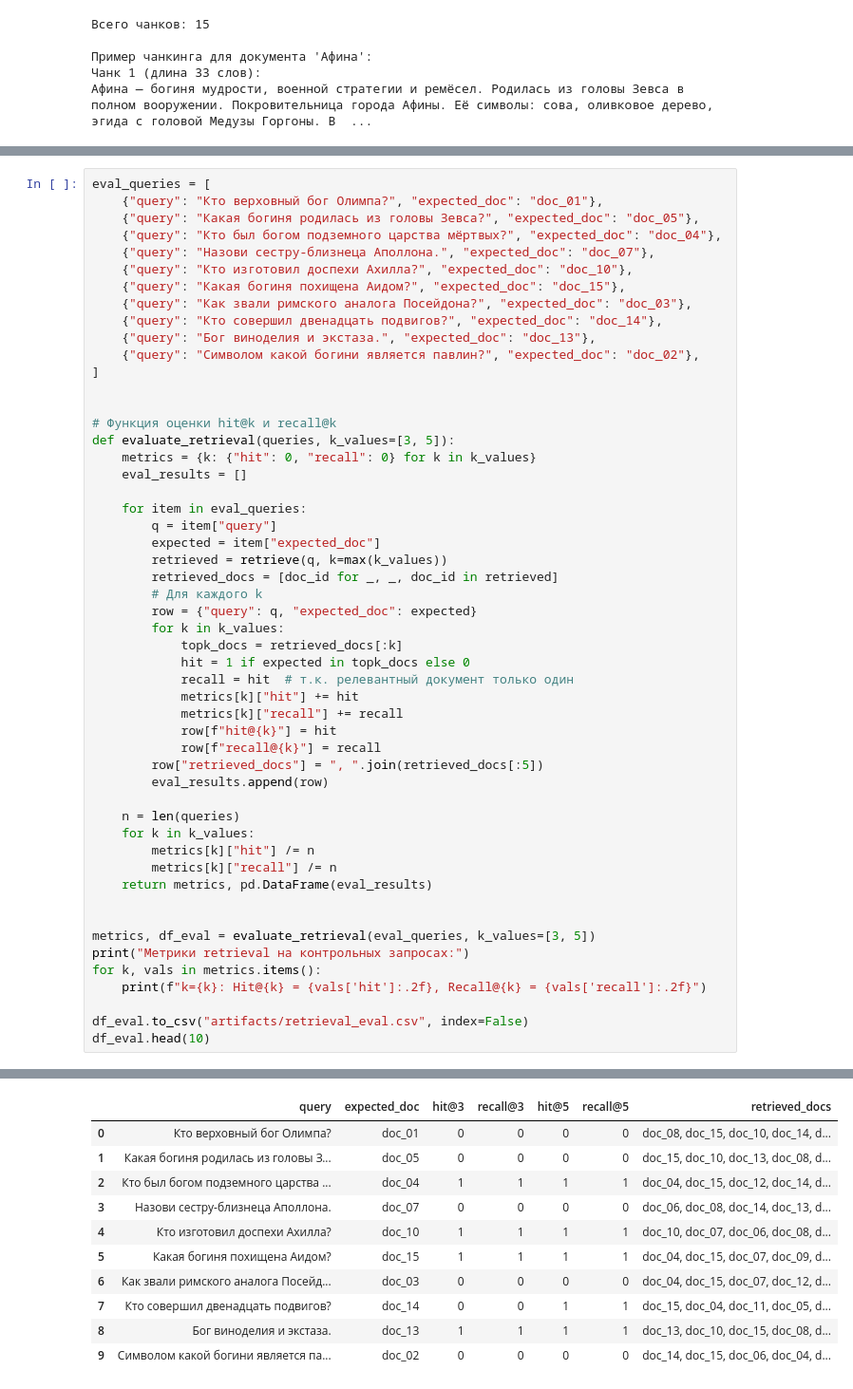
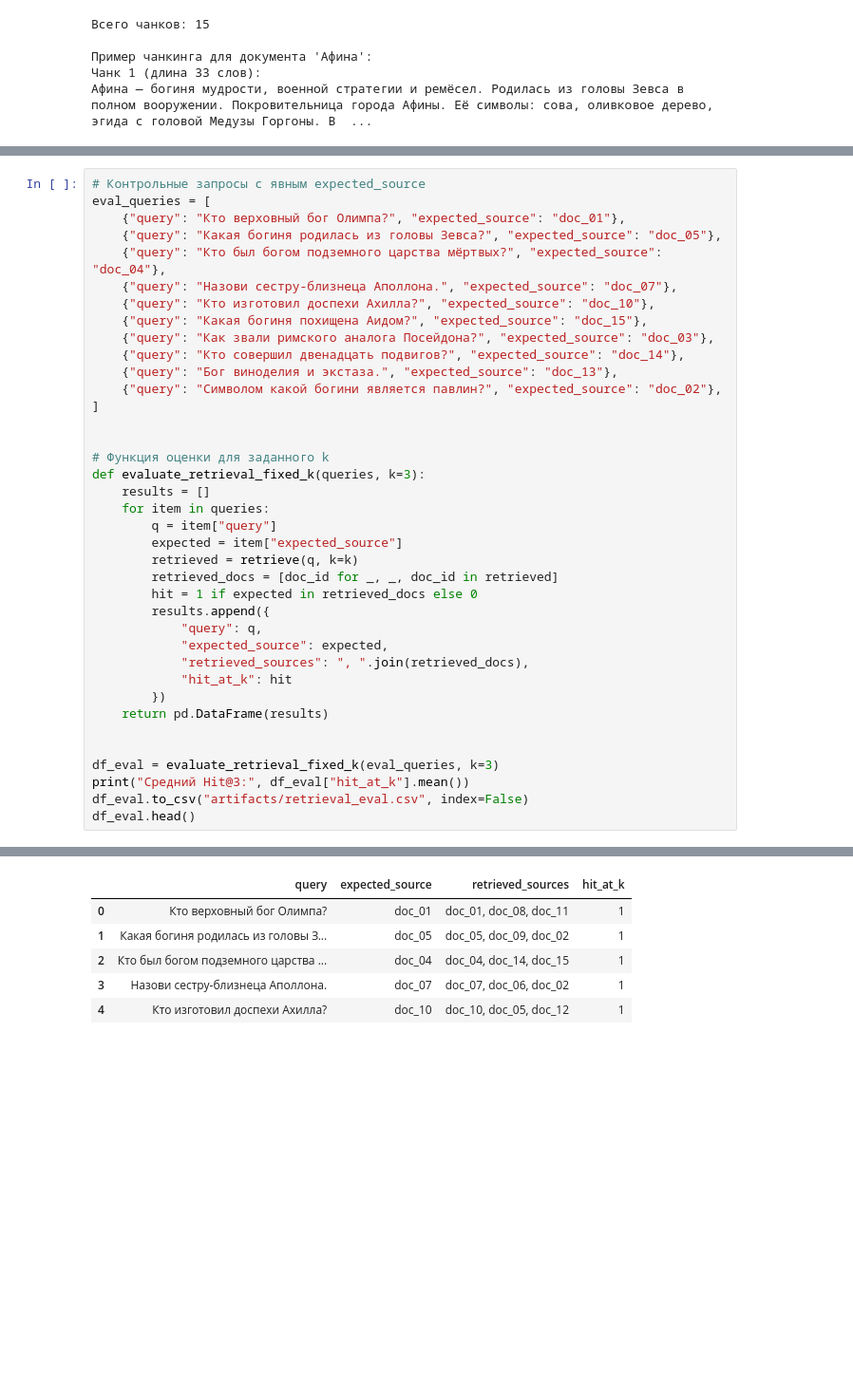
Before and after one commit to soalko/Artificial_Intelligence_Engineering, a Jupyter notebook: homeworks/HW14/HW14.ipynb, the cells around one changed output, grey strips where cells are left out. Shown at 95% size. Saved outputs shown, nothing was run; the diff lists cells and outputs as text; blank space fills up the shorter version.

```diff
--- a/homeworks/HW14/HW14.ipynb
+++ b/homeworks/HW14/HW14.ipynb
@@ -274,53 +283,39 @@ for q in example_queries:
 # %%
+# Контрольные запросы с явным expected_source
 eval_queries = [
-    {"query": "Кто верховный бог Олимпа?", "expected_doc": "doc_01"},
-    {"query": "Какая богиня родилась из головы Зевса?", "expected_doc": "doc_05"},
-    {"query": "Кто был богом подземного царства мёртвых?", "expected_doc": "doc_04"},
-    {"query": "Назови сестру-близнеца Аполлона.", "expected_doc": "doc_07"},
-    {"query": "Кто изготовил доспехи Ахилла?", "expected_doc": "doc_10"},
-    {"query": "Какая богиня похищена Аидом?", "expected_doc": "doc_15"},
-    {"query": "Как звали римского аналога Посейдона?", "expected_doc": "doc_03"},
-    {"query": "Кто совершил двенадцать подвигов?", "expected_doc": "doc_14"},
-    {"query": "Бог виноделия и экстаза.", "expected_doc": "doc_13"},
-    {"query": "Символом какой богини является павлин?", "expected_doc": "doc_02"},
+    {"query": "Кто верховный бог Олимпа?", "expected_source": "doc_01"},
+    {"query": "Какая богиня родилась из головы Зевса?", "expected_source": "doc_05"},
+    {"query": "Кто был богом подземного царства мёртвых?", "expected_source": "doc_04"},
+    {"query": "Назови сестру-близнеца Аполлона.", "expected_source": "doc_07"},
+    {"query": "Кто изготовил доспехи Ахилла?", "expected_source": "doc_10"},
+    {"query": "Какая богиня похищена Аидом?", "expected_source": "doc_15"},
+    {"query": "Как звали римского аналога Посейдона?", "expected_source": "doc_03"},
+    {"query": "Кто совершил двенадцать подвигов?", "expected_source": "doc_14"},
+    {"query": "Бог виноделия и экстаза.", "expected_source": "doc_13"},
+    {"query": "Символом какой богини является павлин?", "expected_source": "doc_02"},
 ]
 
 
-# Функция оценки hit@k и recall@k
-def evaluate_retrieval(queries, k_values=[3, 5]):
-    metrics = {k: {"hit": 0, "recall": 0} for k in k_values}
-    eval_results = []
-
-    for item in eval_queries:
+# Функция оценки для заданного k
+def evaluate_retrieval_fixed_k(queries, k=3):
+    results = []
+    for item in queries:
         q = item["query"]
-        expected = item["expected_doc"]
-        retrieved = retrieve(q, k=max(k_values))
+        expected = item["expected_source"]
+        retrieved = retrieve(q, k=k)
         retrieved_docs = [doc_id for _, _, doc_id in retrieved]
-        # Для каждого k
-        row = {"query": q, "expected_doc": expected}
-        for k in k_values:
-            topk_docs = retrieved_docs[:k]
-            hit = 1 if expected in topk_docs else 0
-            recall = hit  # т.к. релевантный документ только один
-            metrics[k]["hit"] += hit
-            metrics[k]["recall"] += recall
-            row[f"hit@{k}"] = hit
-            row[f"recall@{k}"] = recall
-        row["retrieved_docs"] = ", ".join(retrieved_docs[:5])
-        eval_results.append(row)
-
-    n = len(queries)
-    for k in k_values:
-        metrics[k]["hit"] /= n
-        metrics[k]["recall"] /= n
-    return metrics, pd.DataFrame(eval_results)
+        hit = 1 if expected in retrieved_docs else 0
+        results.append({
+            "query": q,
+            "expected_source": expected,
+            "retrieved_sources": ", ".join(retrieved_docs),
+            "hit_at_k": hit
+        })
+    return pd.DataFrame(results)
 
 
-metrics, df_eval = evaluate_retrieval(eval_queries, k_values=[3, 5])
-print("Метрики retrieval на контрольных запросах:")
-for k, vals in metrics.items():
-    print(f"k={k}: Hit@{k} = {vals['hit']:.2f}, Recall@{k} = {vals['recall']:.2f}")
-
+df_eval = evaluate_retrieval_fixed_k(eval_queries, k=3)
+print("Средний Hit@3:", df_eval["hit_at_k"].mean())
 df_eval.to_csv("artifacts/retrieval_eval.csv", index=False)
-df_eval.head(10)
+df_eval.head()
 # %% [output]
@@ -330,14 +323,9 @@ k=5: Hit@5 = 0.50, Recall@5 = 0.50
-|  | query | expected_doc | hit@3 | recall@3 | hit@5 | recall@5 | retrieved_docs |
-| 0 | Кто верховный бог Олимпа? | doc_01 | 0 | 0 | 0 | 0 | doc_08, doc_15, doc_10, doc_14, d... |
-| 1 | Какая богиня родилась из головы З... | doc_05 | 0 | 0 | 0 | 0 | doc_15, doc_10, doc_13, doc_08, d... |
-| 2 | Кто был богом подземного царства ... | doc_04 | 1 | 1 | 1 | 1 | doc_04, doc_15, doc_12, doc_14, d... |
-| 3 | Назови сестру-близнеца Аполлона. | doc_07 | 0 | 0 | 0 | 0 | doc_06, doc_08, doc_14, doc_13, d... |
-| 4 | Кто изготовил доспехи Ахилла? | doc_10 | 1 | 1 | 1 | 1 | doc_10, doc_07, doc_06, doc_08, d... |
-| 5 | Какая богиня похищена Аидом? | doc_15 | 1 | 1 | 1 | 1 | doc_04, doc_15, doc_07, doc_09, d... |
-| 6 | Как звали римского аналога Посейд... | doc_03 | 0 | 0 | 0 | 0 | doc_04, doc_15, doc_07, doc_12, d... |
-| 7 | Кто совершил двенадцать подвигов? | doc_14 | 0 | 0 | 1 | 1 | doc_15, doc_04, doc_11, doc_05, d... |
-| 8 | Бог виноделия и экстаза. | doc_13 | 1 | 1 | 1 | 1 | doc_13, doc_10, doc_15, doc_08, d... |
-| 9 | Символом какой богини является па... | doc_02 | 0 | 0 | 0 | 0 | doc_14, doc_15, doc_06, doc_04, d... |
+|  | query | expected_source | retrieved_sources | hit_at_k |
+| 0 | Кто верховный бог Олимпа? | doc_01 | doc_01, doc_08, doc_11 | 1 |
+| 1 | Какая богиня родилась из головы З... | doc_05 | doc_05, doc_09, doc_02 | 1 |
+| 2 | Кто был богом подземного царства ... | doc_04 | doc_04, doc_14, doc_15 | 1 |
+| 3 | Назови сестру-близнеца Аполлона. | doc_07 | doc_07, doc_06, doc_02 | 1 |
+| 4 | Кто изготовил доспехи Ахилла? | doc_10 | doc_10, doc_05, doc_12 | 1 |
 # %%
 print("Эксперимент: влияние размера чанка")
 
```
Also changed, not shown: parts of 7 cells of this notebook, 4 other files.
